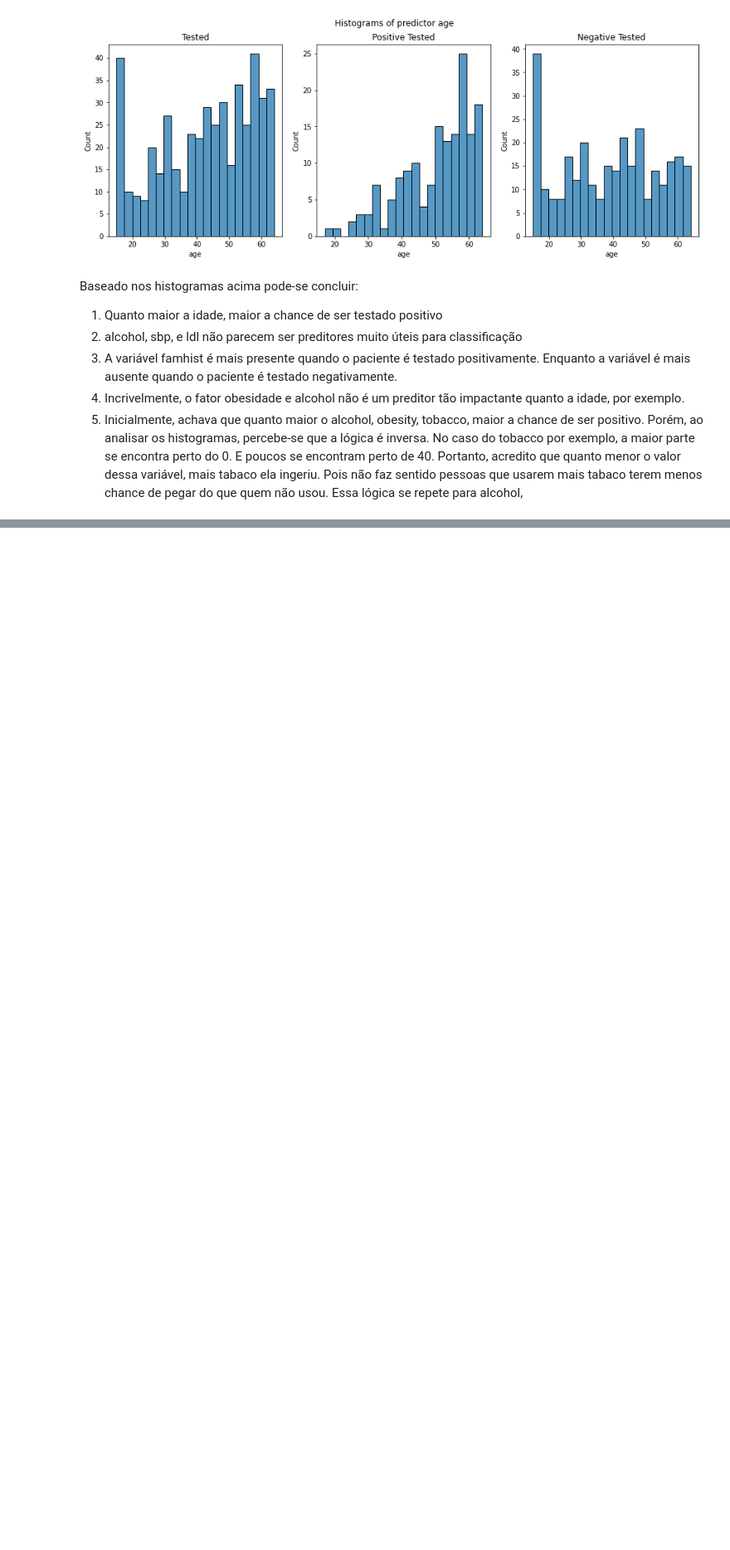
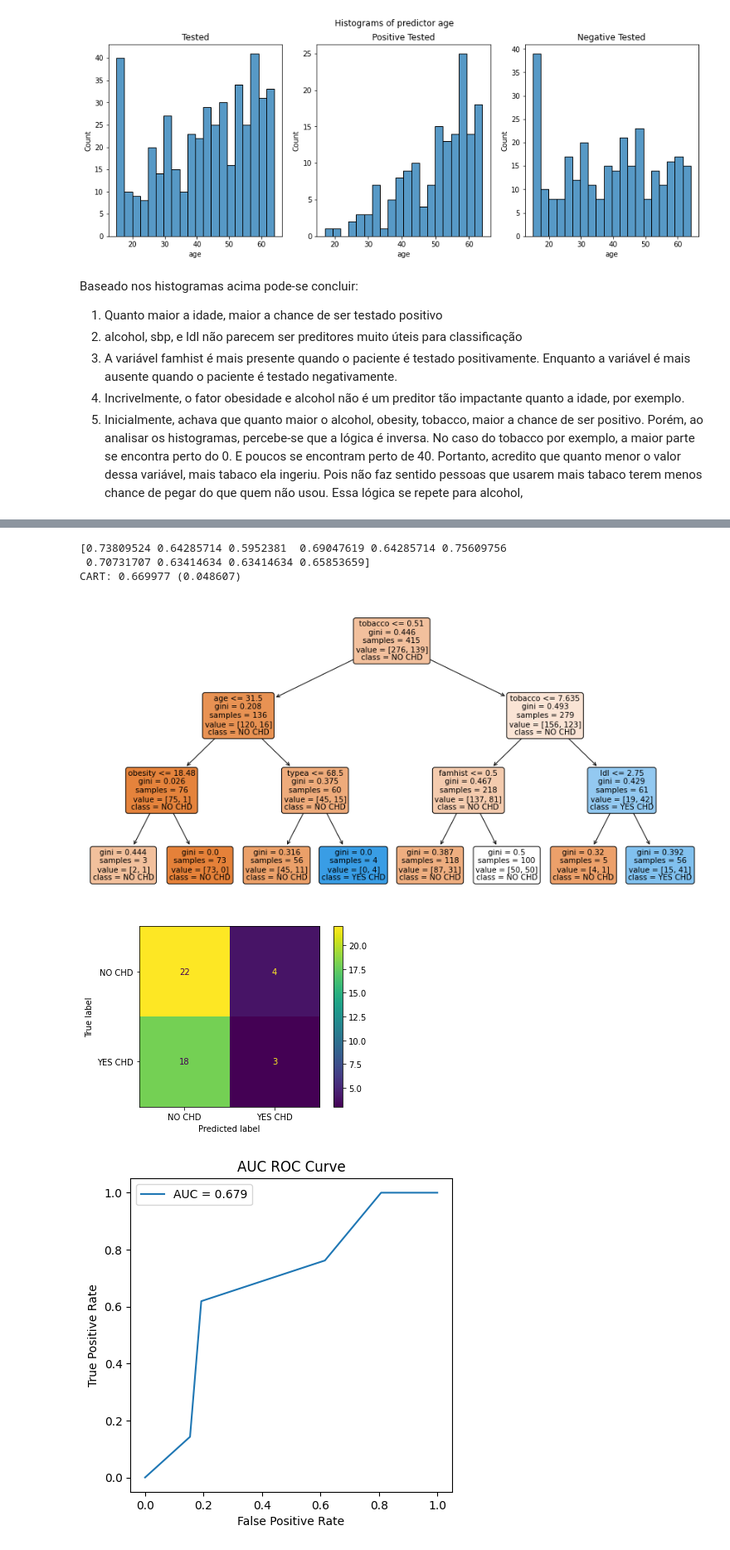
Before and after one commit to GuiCoelhoDev/CoronaryDisease_Analysis, a Jupyter notebook: Projeto1_Practice.ipynb, the cells around one changed output, grey strips where cells are left out. Shown at 83% size. Saved outputs shown, nothing was run; the diff lists cells and outputs as text; code cells hidden in the pictures; blank space fills up the shorter version.

```diff
--- a/Projeto1_Practice.ipynb
+++ b/Projeto1_Practice.ipynb
@@ -43,10 +46,8 @@ id, fluff = parsed.split('/')
 
 downloaded = drive.CreateFile({'id':id})
 downloaded.GetContentFile('SA_heart.csv')
-dataset = pd.read_csv('SA_heart.csv')
-dataset=dataset[pd.isnull(dataset['chd'])==False]
-dataset=dataset.fillna(dataset.mean())
-dataset
+df = pd.read_csv('SA_heart.csv')
+df
 # Dataset is now stored in a Pandas Dataframe
 # %% [output]
 |  | id | sbp | tobacco | ldl | adiposity | famhist | typea | obesity | alcohol | age | chd |
@@ -62,3 +63,10 @@ dataset
 | 460 | 462 | 118 | 5.40 | 11.61 | 30.79 | Absent | 64 | 27.35 | 23.97 | 40 | 0 |
 | 461 | 463 | 132 | 0.00 | 4.82 | 33.41 | Present | 62 | 14.70 | 0.00 | 46 | 1 |
 462 rows × 11 columns
+# %%
+#@title Pre Processing
+
+dataset=df[pd.isnull(df['chd'])==False]
+dataset=dataset.fillna(dataset.mean())
+dataset['famhist'] = dataset['famhist'].apply(lambda x: 1 if x=='Present' else 0)
+dataset
@@ -154,0 +246,27 @@ https://machinelearningmastery.com/machine-learning-in-python-step-by-step/
+# %%
+X=dataset[['sbp','famhist','tobacco','ldl','adiposity','typea','obesity','alcohol','age']]
+y=dataset['chd'].values
+
+X_train, X_test, y_train, y_test = train_test_split(X, y, test_size=0.1, random_state=0)
+
+
+
+X_train, X_test, y_train, y_test = fitting(X,y)
+
+print('ytest',y_test)
+
+
+
+
+
+
+
+# Conforme aumenta a profundidade da árvore, vai se criando um Overfitting
+# O treinamento fica com uma alta acurácia, porém o test não
+# %% [output]
+[0.73809524 0.64285714 0.5952381  0.69047619 0.64285714 0.75609756
+ 0.70731707 0.63414634 0.63414634 0.65853659]
+CART: 0.669977 (0.048607)
+[figure, added]
+[figure, added]
+[figure, added]
```
Also changed, not shown: parts of 15 cells of this notebook.
